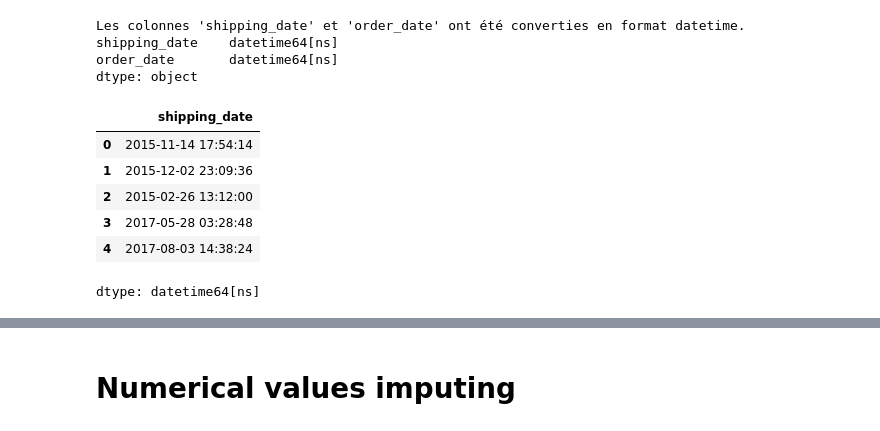
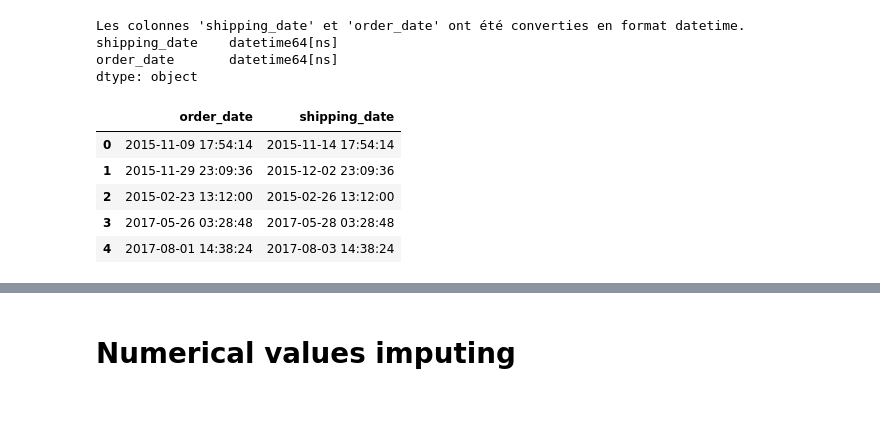
Before and after one commit to moubarik-ashraf/DS_Project, a Jupyter notebook: notebooks/01_exploration.ipynb, the cells around one changed output, grey strips where cells are left out. Drawn from its saved outputs; the diff is of its cells as text; code cells hidden in the pictures.

```diff
--- a/notebooks/01_exploration.ipynb
+++ b/notebooks/01_exploration.ipynb
@@ -262,40 +178,0 @@ X has feature names, but NearestNeighbors was fitted without feature names
-# %%
-print("Avant l'imputation des départements :")
-print(df[['department_id', 'department_name']].isnull().sum())
-
-# 1. Créer un mappage de ID vers Nom et de Nom vers ID
-id_to_name = df.dropna(subset=['department_id', 'department_name'])\
-                 .set_index('department_id')['department_name'].drop_duplicates().to_dict()
-name_to_id = df.dropna(subset=['department_id', 'department_name'])\
-                 .set_index('department_name')['department_id'].drop_duplicates().to_dict()
-
-# 2. Imputer les department_id manquants si department_name est présent
-def fill_department_id(row):
-    if pd.isnull(row['department_id']) and pd.notnull(row['department_name']):
-        return name_to_id.get(row['department_name'], row['department_id'])
-    return row['department_id']
-
-df['department_id'] = df.apply(fill_department_id, axis=1)
-
-# 3. Imputer les department_name manquants si department_id est présent
-def fill_department_name(row):
-    if pd.isnull(row['department_name']) and pd.notnull(row['department_id']):
-        return id_to_name.get(row['department_id'], row['department_name'])
-    return row['department_name']
-
-df['department_name'] = df.apply(fill_department_name, axis=1)
-
-print("\nAprès l'imputation des départements :")
-print(df[['department_id', 'department_name']].isnull().sum())
-
-# Vérifier si toutes les valeurs manquantes de l'une ou l'autre colonne ont été remplies
-# Note: Il peut rester des NaNs si un ID/Nom était manquant et n'avait pas de correspondance dans le mapping.
-missing_after_imputation_id = df['department_id'].isnull().sum()
-missing_after_imputation_name = df['department_name'].isnull().sum()
-
-if missing_after_imputation_id == 0 and missing_after_imputation_name == 0:
-    print("\nImputation des colonnes 'department_id' et 'department_name' réussie : toutes les valeurs manquantes liées ont été remplies.")
-elif missing_after_imputation_id < 820 or missing_after_imputation_name < 725:
-    print(f"\nL'imputation a permis de réduire les valeurs manquantes dans 'department_id' de 820 à {missing_after_imputation_id} et dans 'department_name' de 725 à {missing_after_imputation_name}.")
-else:
-    print("\nL'imputation n'a pas pu remplir toutes les valeurs manquantes, car certaines n'avaient pas de correspondance dans le mapping initial.")
@@ -674,13 +751,12 @@ dtype: object
 # Arrondir à la seconde la plus proche (supprime les millisecondes)
 df['shipping_date'] = df['shipping_date'].dt.round('s')
 df['order_date'] = df['order_date'].dt.round('s')
-# Affichage du résultat
-df['shipping_date'].head()
-# %% [output]
-|  | shipping_date |
-| 0 | 2015-11-14 17:54:14 |
-| 1 | 2015-12-02 23:09:36 |
-| 2 | 2015-02-26 13:12:00 |
-| 3 | 2017-05-28 03:28:48 |
-| 4 | 2017-08-03 14:38:24 |
-dtype: datetime64[ns]
+# %%
+df[['order_date','shipping_date']].head()
+# %% [output]
+|  | order_date | shipping_date |
+| 0 | 2015-11-09 17:54:14 | 2015-11-14 17:54:14 |
+| 1 | 2015-11-29 23:09:36 | 2015-12-02 23:09:36 |
+| 2 | 2015-02-23 13:12:00 | 2015-02-26 13:12:00 |
+| 3 | 2017-05-26 03:28:48 | 2017-05-28 03:28:48 |
+| 4 | 2017-08-01 14:38:24 | 2017-08-03 14:38:24 |
```
Also changed, not shown: parts of 16 cells of this notebook.
